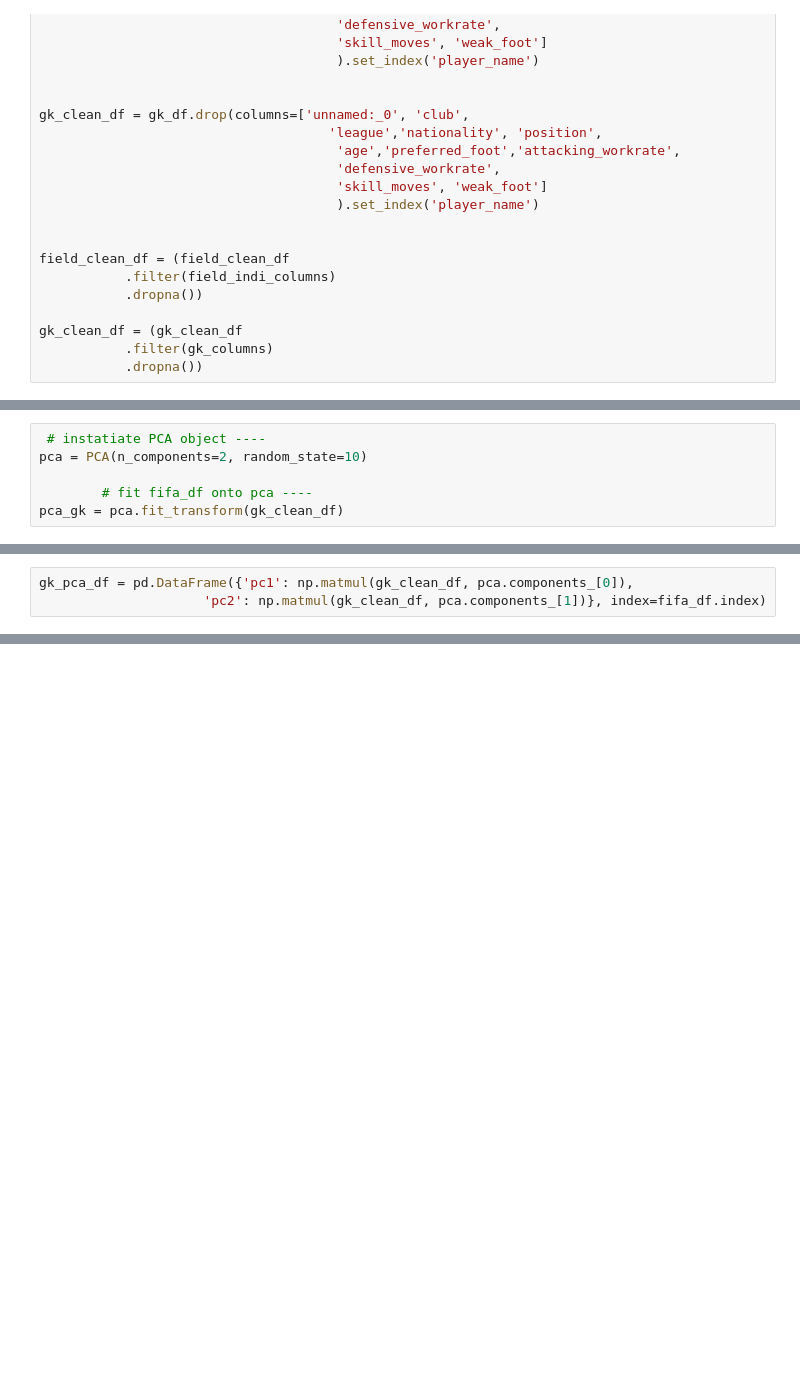
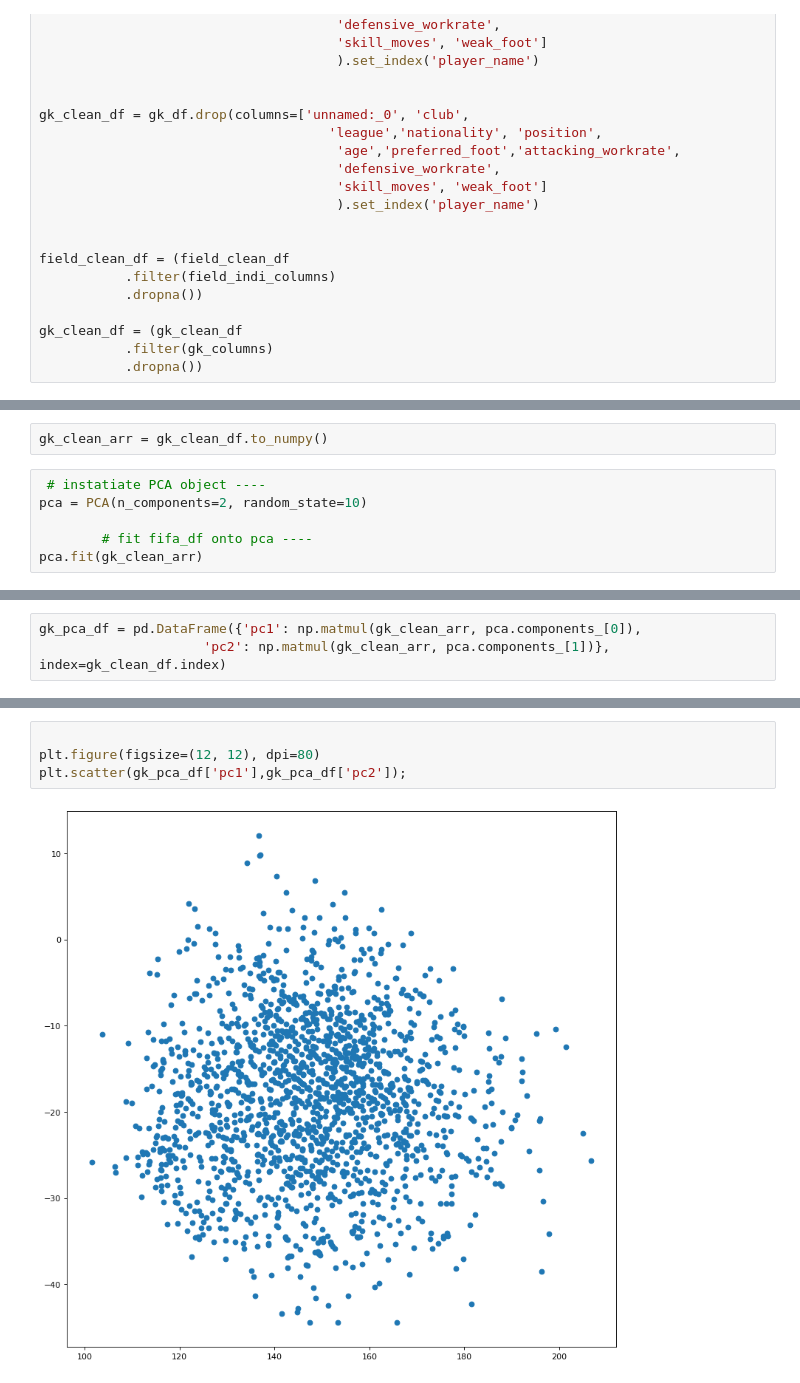
Before and after one commit to dirkstrong1/soccer_player_predictor, a Jupyter notebook: sandbox/player_exploration.ipynb, the cells around one changed output, grey strips where cells are left out. Saved outputs shown, nothing was run; the diff lists cells and outputs as text; blank space fills up the shorter version.

```diff
--- a/sandbox/player_exploration.ipynb
+++ b/sandbox/player_exploration.ipynb
@@ -151,6 +144,8 @@ pca.components_[0]
+# %%
+gk_clean_arr = gk_clean_df.to_numpy()
 # %%
  # instatiate PCA object ----
 pca = PCA(n_components=2, random_state=10)
 
         # fit fifa_df onto pca ----
-pca_gk = pca.fit_transform(gk_clean_df)
+pca.fit(gk_clean_arr)
@@ -159,3 +155,3 @@ pca_gk = pca.fit_transform(gk_clean_df)
 # %%
-gk_pca_df = pd.DataFrame({'pc1': np.matmul(gk_clean_df, pca.components_[0]),
-                     'pc2': np.matmul(gk_clean_df, pca.components_[1])}, index=fifa_df.index)
+gk_pca_df = pd.DataFrame({'pc1': np.matmul(gk_clean_arr, pca.components_[0]),
+                     'pc2': np.matmul(gk_clean_arr, pca.components_[1])}, index=gk_clean_df.index)
@@ -163,0 +168,6 @@ ValueError: Shape of passed values is (1709, 1), indices imply (1709, 6)
+# %%
+
+plt.figure(figsize=(12, 12), dpi=80)
+plt.scatter(gk_pca_df['pc1'],gk_pca_df['pc2']);
+# %% [output]
+[figure, added]
```
Also changed, not shown: parts of 31 cells of this notebook.
